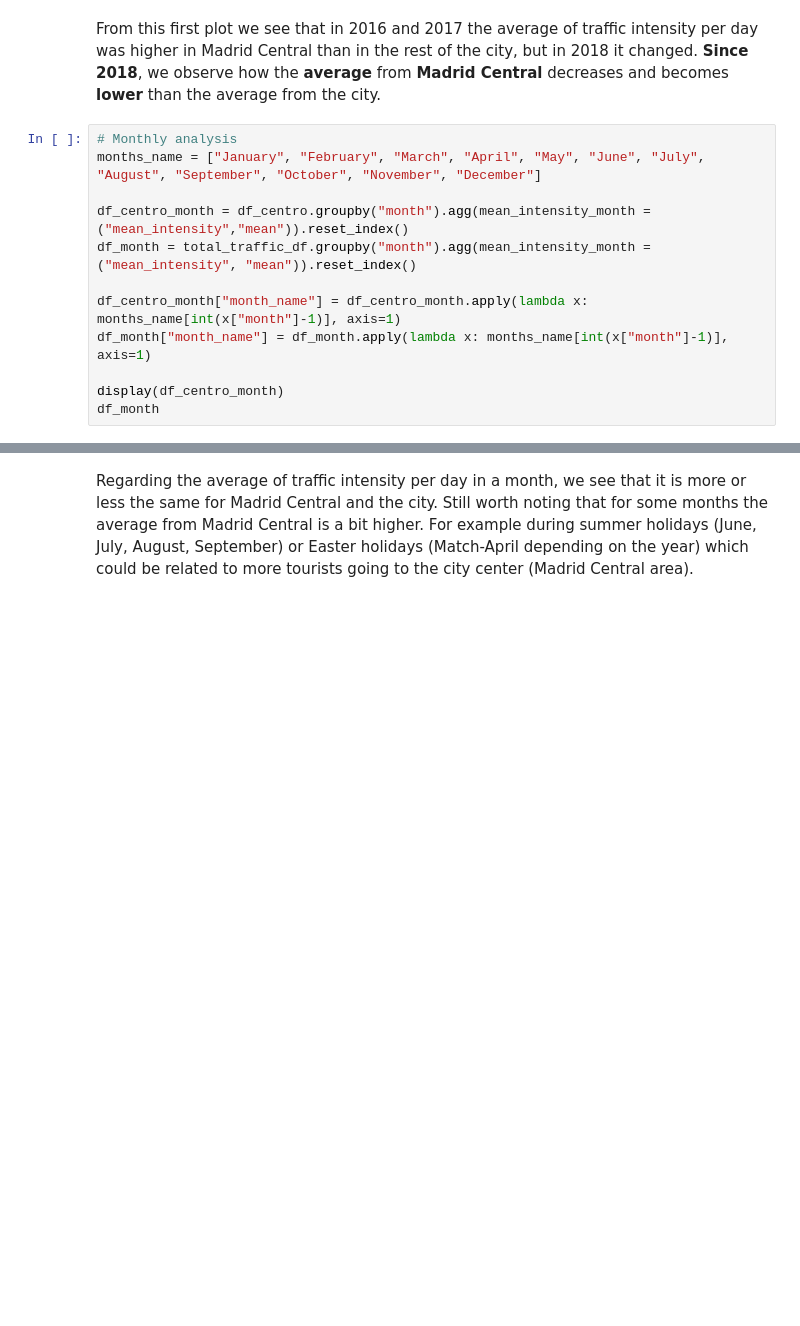
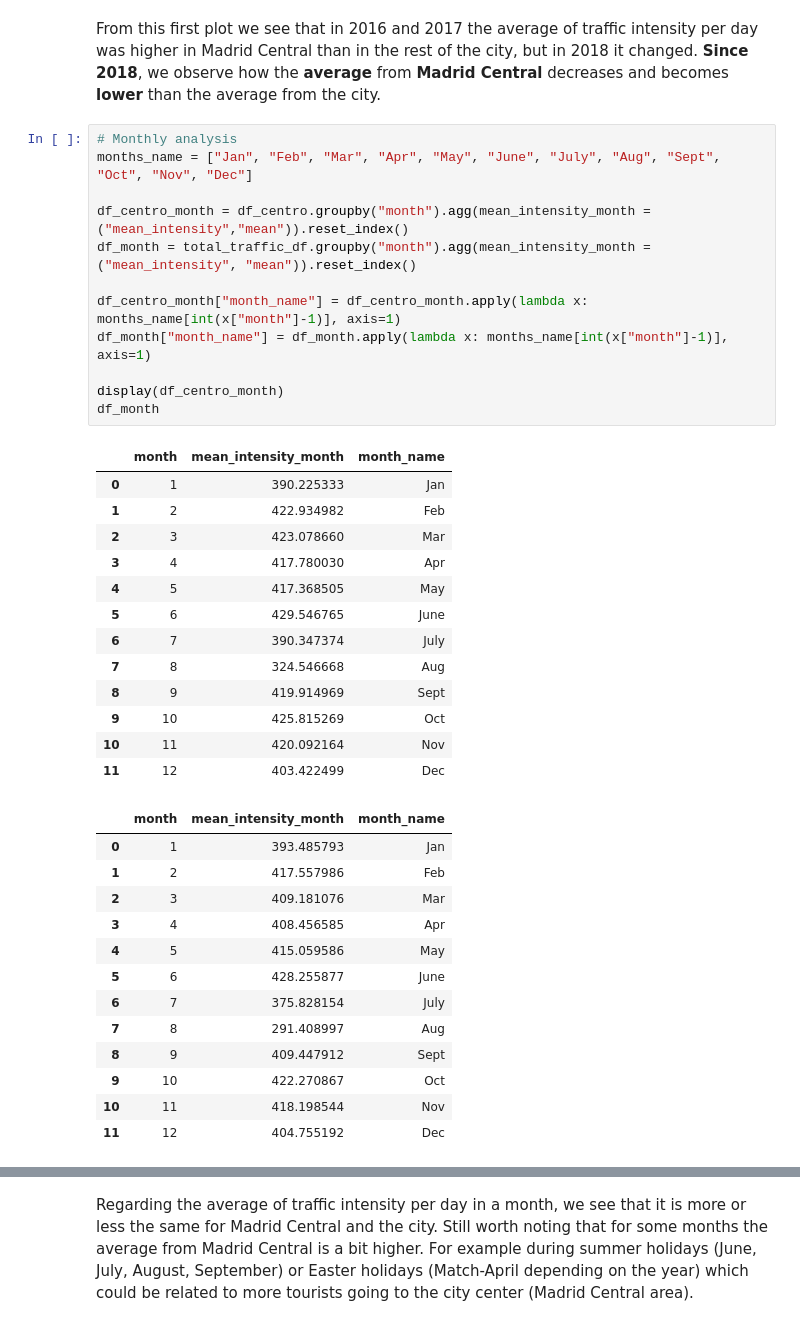
Before and after one commit to Pheithar/socialdata_madridcentral, a Jupyter notebook: madrid_central.ipynb, the cells around one changed output, grey strips where cells are left out. Drawn from its saved outputs; the diff is of its cells as text; blank space fills up the shorter version.

```diff
--- a/madrid_central.ipynb
+++ b/madrid_central.ipynb
@@ -691,16 +867,43 @@ show(p)
 From this first plot we see that in 2016 and 2017 the average of traffic intensity per day was higher in Madrid Central than in the rest of the city, but in 2018 it changed. **Since 2018**, we observe how the **average** from **Madrid Central** decreases and becomes **lower** than the average from the city.
 # %%
 # Monthly analysis
-months_name = ["January", "February", "March", "April", "May", "June", "July", "August", "September", "October", "November", "December"]
+months_name = ["Jan", "Feb", "Mar", "Apr", "May", "June", "July", "Aug", "Sept", "Oct", "Nov", "Dec"]
 
 df_centro_month = df_centro.groupby("month").agg(mean_intensity_month = ("mean_intensity","mean")).reset_index()
 df_month = total_traffic_df.groupby("month").agg(mean_intensity_month = ("mean_intensity", "mean")).reset_index()
 
 df_centro_month["month_name"] = df_centro_month.apply(lambda x: months_name[int(x["month"]-1)], axis=1)
 df_month["month_name"] = df_month.apply(lambda x: months_name[int(x["month"]-1)], axis=1)
 
 display(df_centro_month)
 df_month
+# %% [output]
+|  | month | mean_intensity_month | month_name |
+| 0 | 1 | 390.225333 | Jan |
+| 1 | 2 | 422.934982 | Feb |
+| 2 | 3 | 423.078660 | Mar |
+| 3 | 4 | 417.780030 | Apr |
+| 4 | 5 | 417.368505 | May |
+| 5 | 6 | 429.546765 | June |
+| 6 | 7 | 390.347374 | July |
+| 7 | 8 | 324.546668 | Aug |
+| 8 | 9 | 419.914969 | Sept |
+| 9 | 10 | 425.815269 | Oct |
+| 10 | 11 | 420.092164 | Nov |
+| 11 | 12 | 403.422499 | Dec |
+|  | month | mean_intensity_month | month_name |
+| 0 | 1 | 393.485793 | Jan |
+| 1 | 2 | 417.557986 | Feb |
+| 2 | 3 | 409.181076 | Mar |
+| 3 | 4 | 408.456585 | Apr |
+| 4 | 5 | 415.059586 | May |
+| 5 | 6 | 428.255877 | June |
+| 6 | 7 | 375.828154 | July |
+| 7 | 8 | 291.408997 | Aug |
+| 8 | 9 | 409.447912 | Sept |
+| 9 | 10 | 422.270867 | Oct |
+| 10 | 11 | 418.198544 | Nov |
+| 11 | 12 | 404.755192 | Dec |
 # %%
 # Plot monthly analysis
 p = figure(title="Average traffic intensity per day in a month in Madrid Central and in the city of Madrid", x_axis_label="Month",
```
Also changed, not shown: parts of 25 cells of this notebook, 6 other files.
